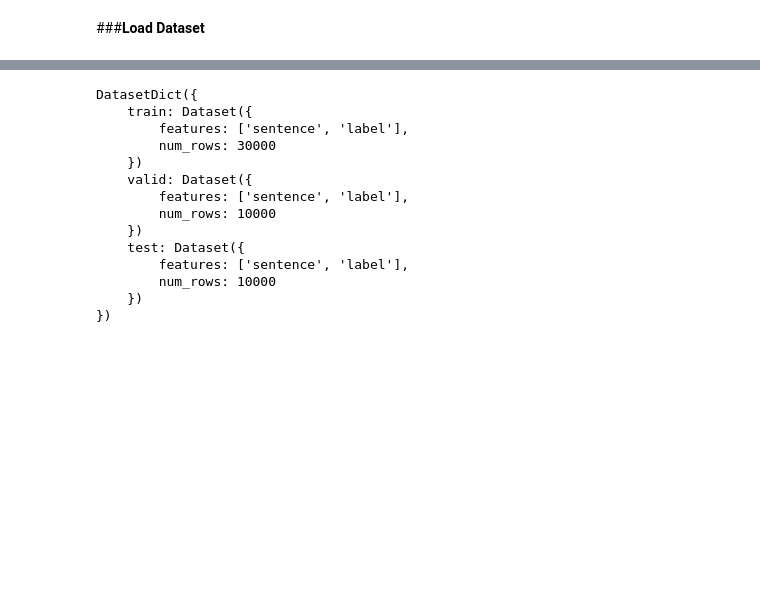
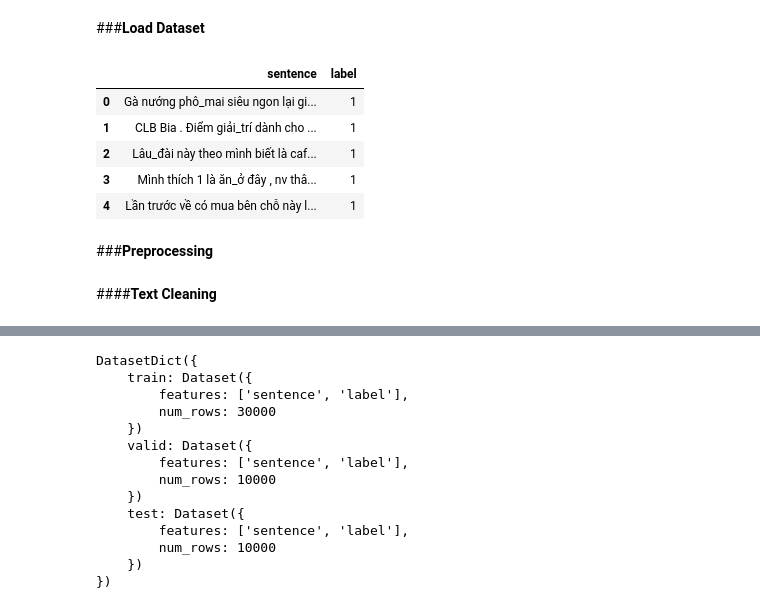
Before and after one commit to hpl114p/text_classification, a Jupyter notebook: Text_Classification_using_BERT.ipynb, the cells around one changed output, grey strips where cells are left out. Cells and saved outputs as stored; diff of their text form; code cells hidden in the pictures; blank space fills up the shorter version.

```diff
--- a/Text_Classification_using_BERT.ipynb
+++ b/Text_Classification_using_BERT.ipynb
@@ -10,0 +28,42 @@ Fine-tuning BERT for a classification task on the NTC-SCV dataset using the Tran
+# %%
+import os
+import pandas as pd
+
+def load_data_from_path(folder_path):
+  examples = []
+  for label in os.listdir(folder_path):
+    full_path = os.path.join(folder_path, label)
+    for file_name in os.listdir(full_path):
+      file_path = os.path.join(full_path, file_name)
+      with open(file_path, "r", encoding="utf-8") as f:
+          lines = f.readlines()
+      sentence = " ".join(lines)
+      if label == "neg":
+          label = 0
+      if label == "pos":
+          label = 1
+      data = {
+          'sentence': sentence,
+          'label': label
+      }
+      examples.append(data)
+  return pd.DataFrame(examples)
+
+folder_paths = {
+  'train': '/content/drive/MyDrive/RAW/IMPLEMENT/deep_learning/transformer/NTC-SCV/data_train/train',
+  'valid': '/content/drive/MyDrive/RAW/IMPLEMENT/deep_learning/transformer/NTC-SCV/data_train/test',
+  'test': '/content/drive/MyDrive/RAW/IMPLEMENT/deep_learning/transformer/NTC-SCV/data_test/test'
+}
+
+train_df = load_data_from_path(folder_paths['train'])
+valid_df = load_data_from_path(folder_paths['valid'])
+test_df = load_data_from_path(folder_paths['test'])
+# %%
+train_df.head()
+# %% [output]
+|  | sentence | label |
+| 0 | Gà nướng phô_mai siêu ngon lại gi... | 1 |
+| 1 | CLB Bia . Điểm giải_trí dành cho ... | 1 |
+| 2 | Lâu_đài này theo mình biết là caf... | 1 |
+| 3 | Mình thích 1 là ăn_ở đây , nv thâ... | 1 |
+| 4 | Lần trước về có mua bên chỗ này l... | 1 |
@@ -10,0 +74,4 @@ Fine-tuning BERT for a classification task on the NTC-SCV dataset using the Tran
+# %% [markdown]
+###**Preprocessing**
+# %% [markdown]
+####**Text Cleaning**
```
Also changed, not shown: parts of 28 cells of this notebook, 1 other file.
